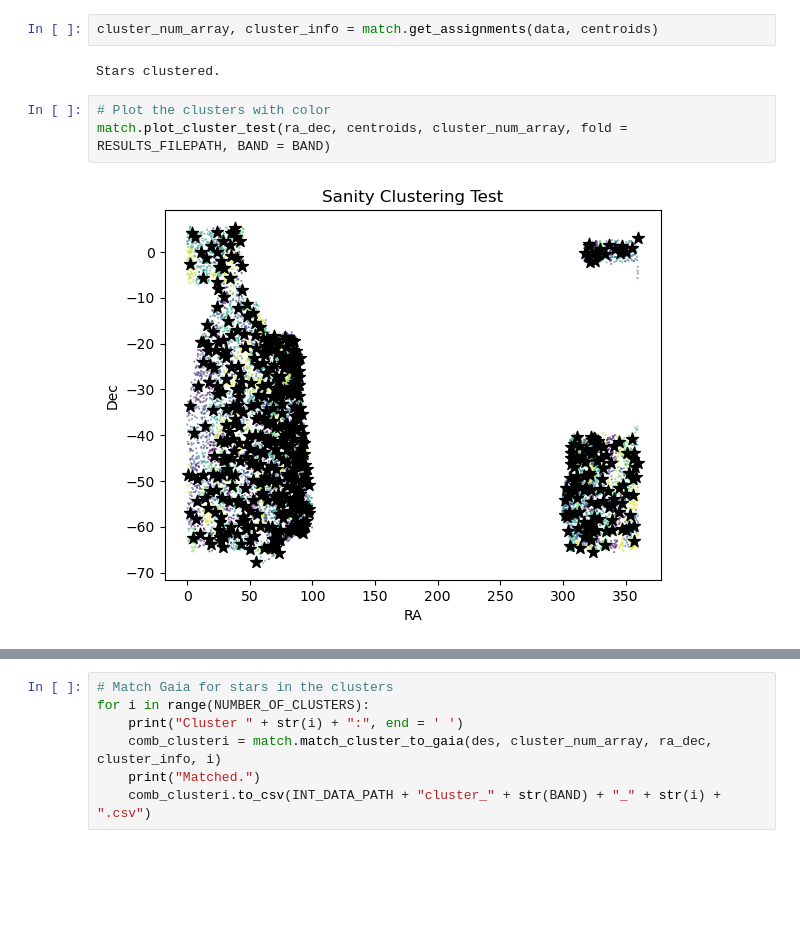
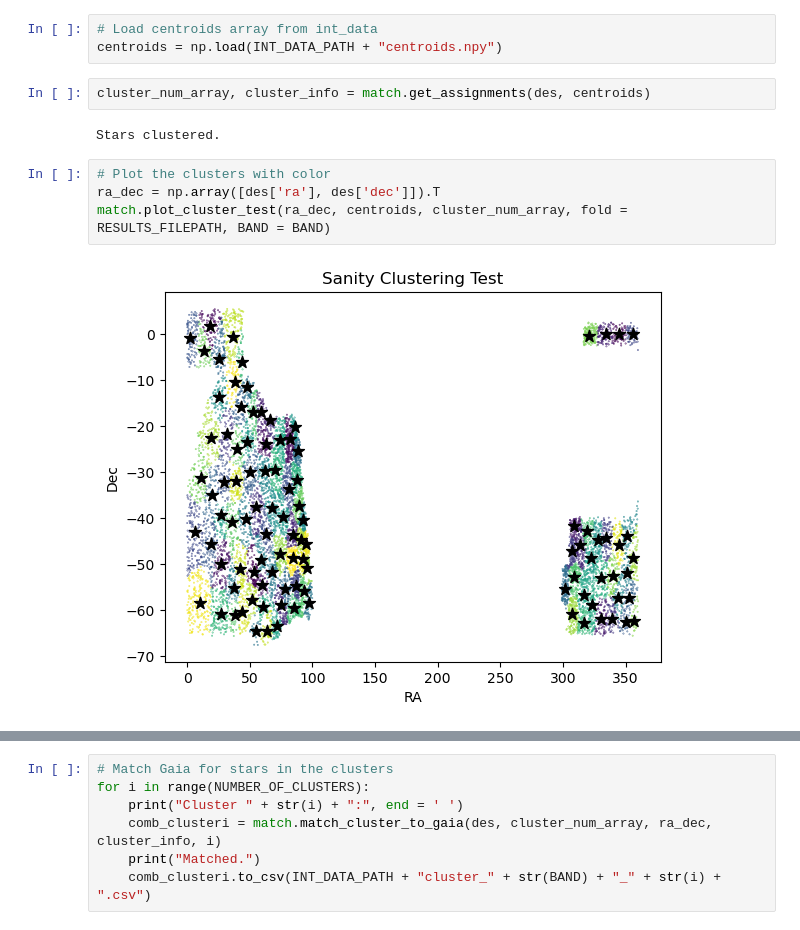
Before and after one commit to ShrihanSolo/gaia_psf_match, a Jupyter notebook: src/main_test.ipynb, the cells around one changed output, grey strips where cells are left out. Drawn from its saved outputs; the diff is of its cells as text; blank space fills up the shorter version.

```diff
--- a/src/main_test.ipynb
+++ b/src/main_test.ipynb
@@ -79,9 +74,13 @@ importlib.reload(match)
+# %%
+# Load centroids array from int_data
+centroids = np.load(INT_DATA_PATH + "centroids.npy")
 # %%
-cluster_num_array, cluster_info = match.get_assignments(data, centroids)
+cluster_num_array, cluster_info = match.get_assignments(des, centroids)
 # %% [output]
 Stars clustered.
 # %%
 # Plot the clusters with color
+ra_dec = np.array([des['ra'], des['dec']]).T
 match.plot_cluster_test(ra_dec, centroids, cluster_num_array, fold = RESULTS_FILEPATH, BAND = BAND)
 # %% [output]
-[figure, old version]
+[figure, new version]
```
Also changed, not shown: parts of 4 cells of this notebook, 5 other files.
